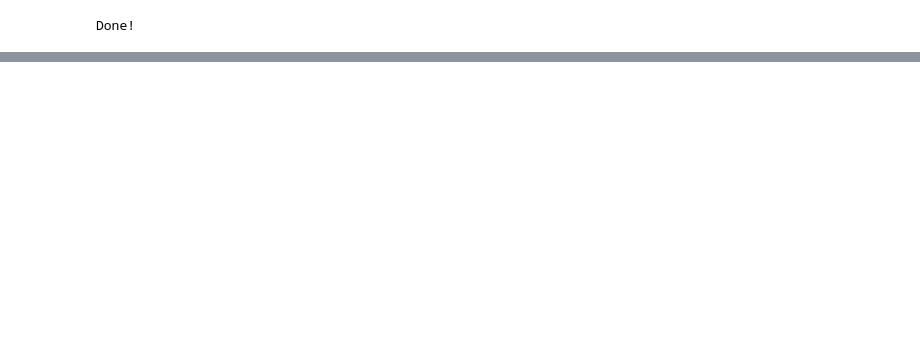
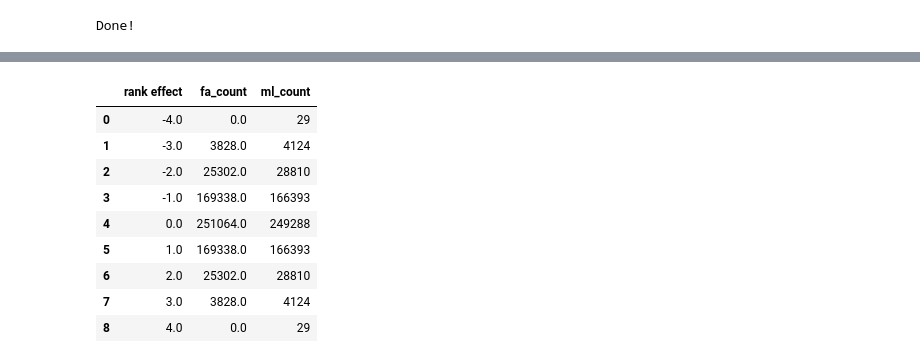
Before and after one commit to amitgaru2/cvf-python-gnn, a Jupyter notebook: gnn/cvf_analysis.ipynb, the cells around one changed output, grey strips where cells are left out. Cells and saved outputs as stored; diff of their text form; code cells hidden in the pictures; blank space fills up the shorter version.

```diff
--- a/gnn/cvf_analysis.ipynb
+++ b/gnn/cvf_analysis.ipynb
@@ -83,0 +89,3 @@ result_df
+# %%
+ml_grp_by_re = result_df.groupby(['rank effect']).size().reset_index(name='ml_count')
+ml_grp_by_re.to_csv(f"ml_predictions/{model_name}__{graph_name}__cvf.csv")
@@ -83,0 +104,8 @@ result_df
+# %%
+results_file = f"rank_effects_avg__{graph_name}.csv"
+file_path = os.path.join(results_dir, results_file)
+f_grp_by_re = pd.read_csv(file_path)
+f_grp_by_re = f_grp_by_re.drop(f_grp_by_re.columns[0], axis=1)
+f_grp_by_re.rename(columns={'count': 'fa_count'}, inplace=True)
+
+f_grp_by_re
@@ -83,0 +121,14 @@ result_df
+# %%
+df_grp_by_re = pd.merge(f_grp_by_re, ml_grp_by_re, on='rank effect', how='outer').fillna(0)
+df_grp_by_re
+# %% [output]
+|  | rank effect | fa_count | ml_count |
+| 0 | -4.0 | 0.0 | 29 |
+| 1 | -3.0 | 3828.0 | 4124 |
+| 2 | -2.0 | 25302.0 | 28810 |
+| 3 | -1.0 | 169338.0 | 166393 |
+| 4 | 0.0 | 251064.0 | 249288 |
+| 5 | 1.0 | 169338.0 | 166393 |
+| 6 | 2.0 | 25302.0 | 28810 |
+| 7 | 3.0 | 3828.0 | 4124 |
+| 8 | 4.0 | 0.0 | 29 |
```
Also changed, not shown: parts of 12 cells of this notebook, 6 other files.
